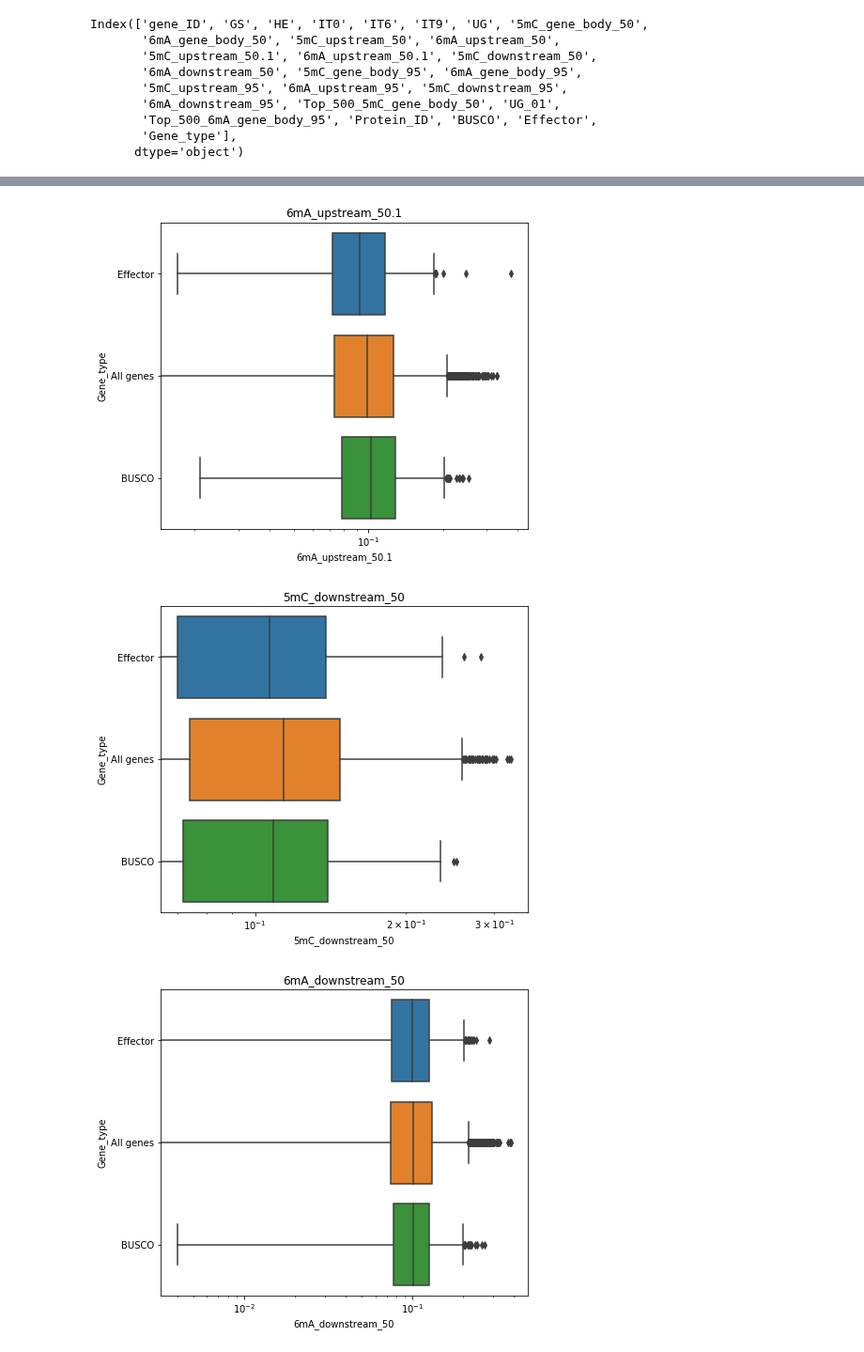
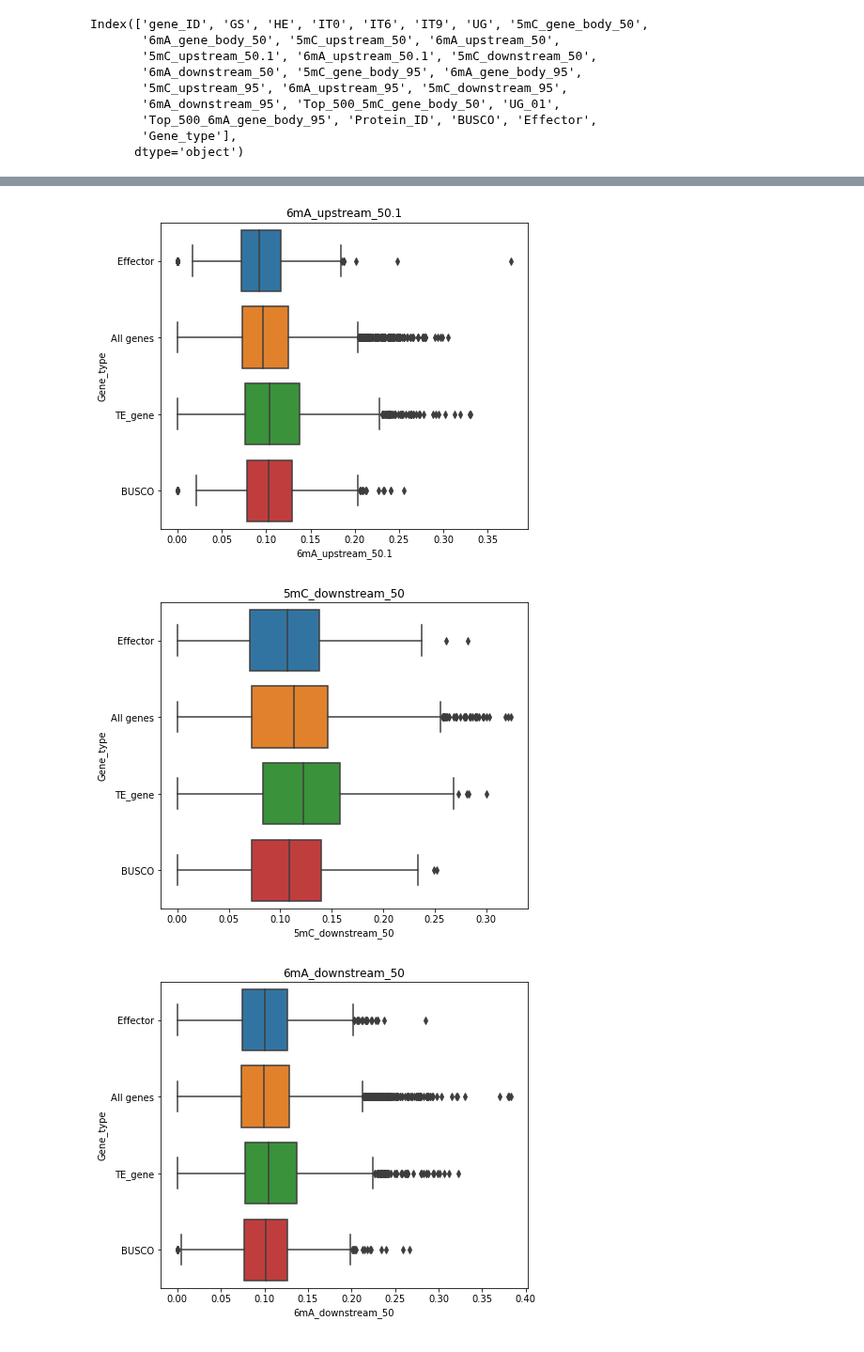
Before and after one commit to BenjaminSchwessinger/Honours_year, a Jupyter notebook: fisher/methylation/Methylations_interpretation.ipynb, the cells around one changed output, grey strips where cells are left out. Shown at 94% size. Cells and saved outputs as stored; diff of their text form; code cells hidden in the pictures.

Commit message:
added a TE gene category as well

```diff
--- a/fisher/methylation/Methylations_interpretation.ipynb
+++ b/fisher/methylation/Methylations_interpretation.ipynb
@@ -160,6 +160,9 @@ sns.boxplot(x='UG_01', y="Top_500_6mA_gene_body_95", data=h_contig_df)
 GENE_BED_FOLDER = '/home/anjuni/beds/'
 busco_gene_bed = 'Pst_104E_v12_h_busco.gene.bed'
 effector_gene_bed = 'Pst_104E_v12_h_effector.gene.bed'
+TE_list = []
+for key in gff_h_anno_TE_df[gff_h_anno_TE_df[2] == 'gene'][8]:
+    TE_list.append(re.findall(id_pattern, key)[0])
 #s.listdir(GENE_BED_FOLDER)
 # %%
 BUSCO_list = pd.read_csv(os.path.join(GENE_BED_FOLDER, busco_gene_bed), sep='\t', header=None)[3].tolist()
@@ -207,6 +210,7 @@ sns.boxplot(x='UG_01', y="Effector", data=h_contig_df)
 h_contig_df['Gene_type'] = 'All genes'
 h_contig_df.loc[h_contig_df.Protein_ID.isin(effctor_list), 'Gene_type'] = 'Effector'
 h_contig_df.loc[h_contig_df.Protein_ID.isin(BUSCO_list), 'Gene_type'] = 'BUSCO'
+h_contig_df.loc[h_contig_df.Protein_ID.isin(TE_list), 'Gene_type'] = 'TE_gene'
 # %%
 h_contig_df.loc[h_contig_df.Protein_ID.isin(effctor_list), 'Effector'] = 'True'
 f, ax = plt.subplots(figsize=(7, 6))
@@ -260,7 +264,7 @@ for x in ['5mC_gene_body_50',
        '6mA_downstream_95']:
     print(x)
     f, ax = plt.subplots(figsize=(7, 6))
-    ax.set_xscale("log")
+    #ax.set_xscale("log")
     sns.boxplot(x=x, y='Gene_type', data=h_contig_df)
     plt.title(x)
 # %% [output]
@@ -286,3 +290,3 @@ for x in ['5mC_gene_body_50',
-[figure, old version]
+[figure, new version]
-[figure, old version]
+[figure, new version]
-[figure, old version]
+[figure, new version]
```
Also changed, not shown: parts of 6 cells of this notebook.
